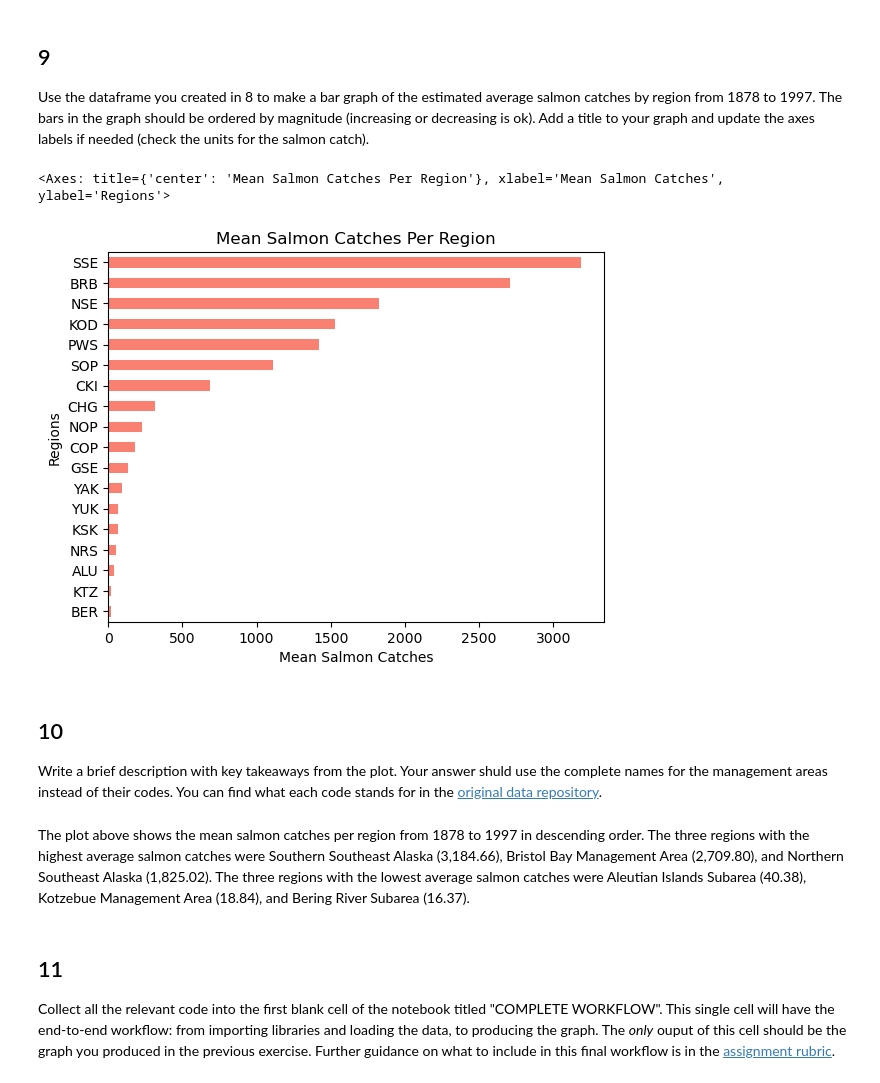
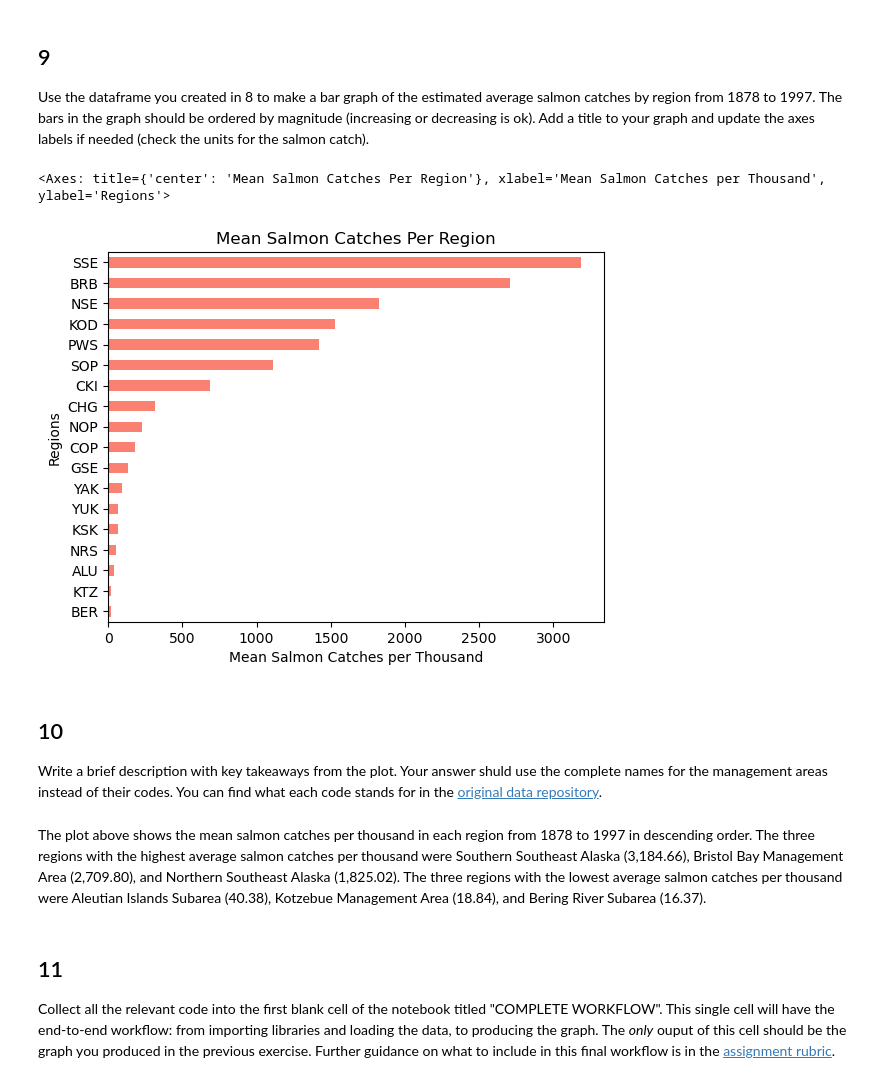
Before and after one commit to austinmartinez12/eds220-hwk2, a Jupyter notebook: task2/hwk2-task2-salmon.ipynb, the cells around one changed output. Drawn from its saved outputs; the diff is of its cells as text; code cells hidden in the pictures.

```diff
--- a/task2/hwk2-task2-salmon.ipynb
+++ b/task2/hwk2-task2-salmon.ipynb
@@ -321,13 +318,13 @@ Use the dataframe you created in 8 to make a bar graph of the estimated average
 # %%
 # Make a barplot of the mean amount of salmon catches in each Region
 avg_region.sort_values().plot(kind="barh",
                               title = "Mean Salmon Catches Per Region",
-                              xlabel = "Mean Salmon Catches",
+                              xlabel = "Mean Salmon Catches per Thousand",
                               ylabel = "Regions",
                               color = "Salmon")
 # %% [output]
-<Axes: title={'center': 'Mean Salmon Catches Per Region'}, xlabel='Mean Salmon Catches', ylabel='Regions'>
+<Axes: title={'center': 'Mean Salmon Catches Per Region'}, xlabel='Mean Salmon Catches per Thousand', ylabel='Regions'>
-[figure, old version]
+[figure, new version]
 # %% [markdown]
 <!-- END QUESTION -->
 
@@ -337,7 +334,7 @@ avg_region.sort_values().plot(kind="barh",
 
 Write a brief description with key takeaways from the plot. Your answer shuld use the complete names for the management areas instead of their codes. You can find what each code stands for in the [original data repository](https://knb.ecoinformatics.org/view/df35b.304.2#df35b.303.1).
 # %% [markdown]
-The plot above shows the mean salmon catches per region from 1878 to 1997 in descending order. The three regions with the highest average salmon catches were Southern Southeast Alaska (3,184.66), Bristol Bay Management Area (2,709.80), and Northern Southeast Alaska (1,825.02). The three regions with the lowest average salmon catches were Aleutian Islands Subarea (40.38), Kotzebue Management Area (18.84), and Bering River Subarea (16.37).
+The plot above shows the mean salmon catches per thousand in each region from 1878 to 1997 in descending order. The three regions with the highest average salmon catches per thousand were Southern Southeast Alaska (3,184.66), Bristol Bay Management Area (2,709.80), and Northern Southeast Alaska (1,825.02). The three regions with the lowest average salmon catches per thousand were Aleutian Islands Subarea (40.38), Kotzebue Management Area (18.84), and Bering River Subarea (16.37).
 # %% [markdown]
 <!-- END QUESTION -->
 
```
Also changed, not shown: parts of 4 cells of this notebook.
